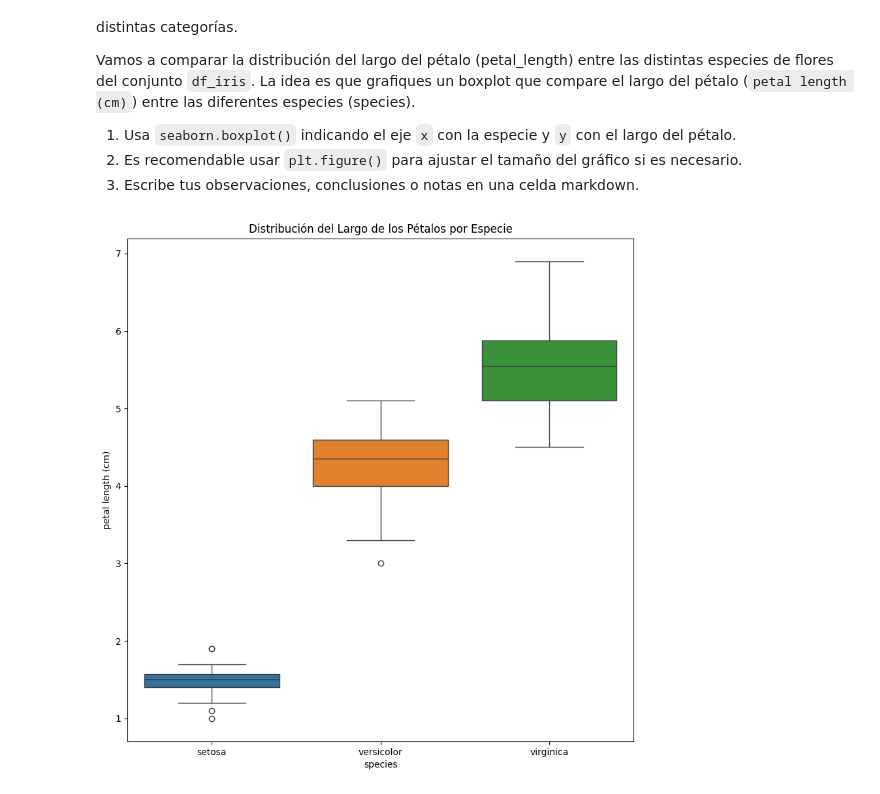
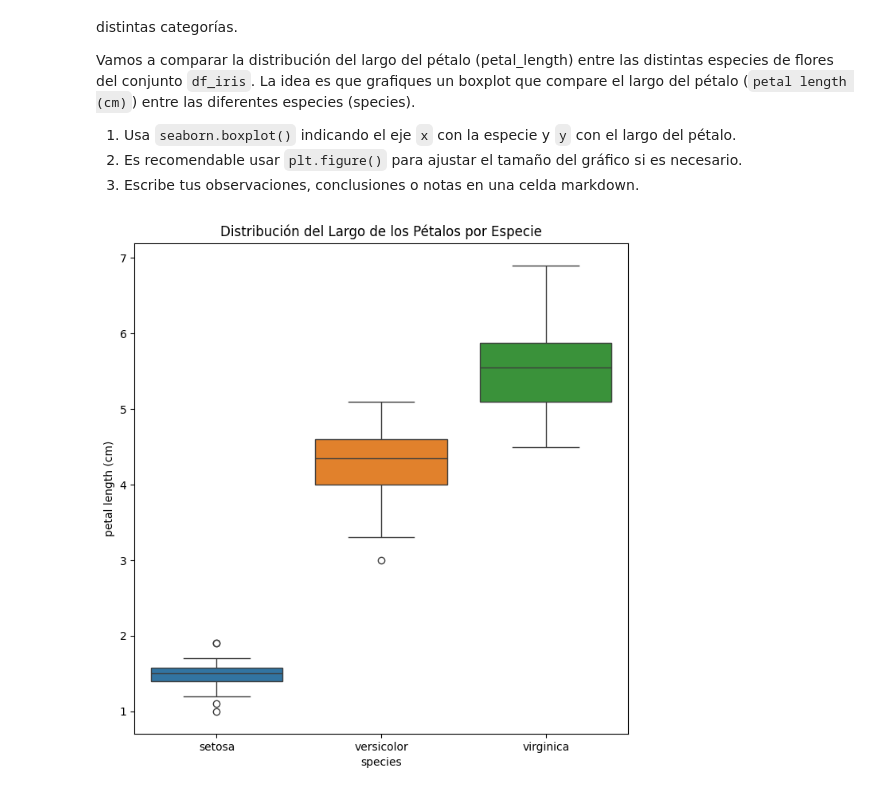
Before and after one commit to 4GeeksAcademy/betaniammc-visualizacion, a Jupyter notebook: notebook/03-project-visualization.ipynb, the cells around one changed output. Cells and saved outputs as stored; diff of their text form; code cells hidden in the pictures.

```diff
--- a/notebook/03-project-visualization.ipynb
+++ b/notebook/03-project-visualization.ipynb
@@ -310,9 +319,9 @@ Vamos a comparar la distribución del largo del pétalo (petal_length) entre las
 3. Escribe tus observaciones, conclusiones o notas en una celda markdown.
 # %%
 # Tu código
-plt.figure(figsize = (10,10))
+plt.figure(figsize = (8,8))
 sns.boxplot(x="species", y="petal length (cm)", data=df_iris, hue="species")
 plt.title("Distribución del Largo de los Pétalos por Especie")
 plt.show()
 # %% [output]
-[figure, old version]
+[figure, new version]
```
Also changed, not shown: parts of 6 cells of this notebook.
